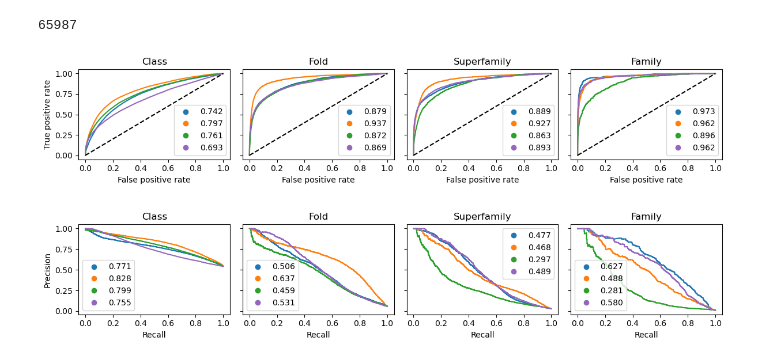
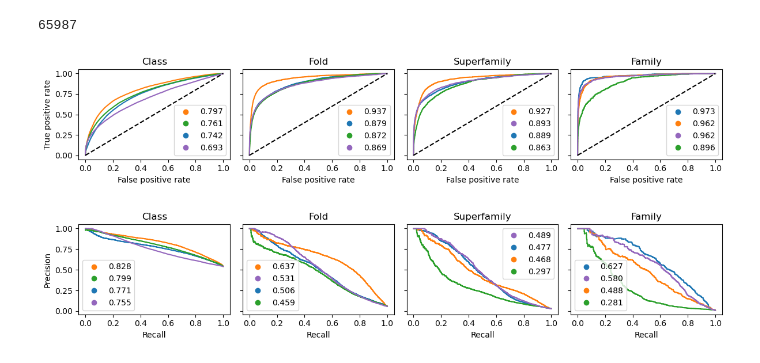
Before and after one commit to paarth-b/tmvec-bench, a Jupyter notebook: src/plotting/scope/plot.ipynb, the cells around one changed output. Saved outputs shown, nothing was run; the diff lists cells and outputs as text; code cells hidden in the pictures.

```diff
--- a/src/plotting/scope/plot.ipynb
+++ b/src/plotting/scope/plot.ipynb
@@ -175,13 +175,18 @@ fig, axes = plt.subplots(1, 4, figsize=(12, 2.5), sharey=True)
 for i, level in enumerate(levels):
     y_true = df_score[level].to_numpy()
     ax = axes[i]
+    aurocs = []
     for method in tmvecs + ['tmalign']:
         name = name_map[method]
         y_score = df_score[method].to_numpy()
         auroc = roc_auc_score(y_true, y_score)
+        aurocs.append(auroc)
         fpr, tpr, _ = roc_curve(y_true, y_score)
         ax.plot(fpr, tpr, label=f'{auroc:.3f}', color=palette[method])
-    leg = ax.legend()
+    handles, labels = ax.get_legend_handles_labels()
+    order = np.argsort(aurocs)[::-1]
+    ordered = [(handles[i], labels[i]) for i in order]
+    leg = ax.legend(*zip(*ordered))
     for handle in leg.get_lines():
         handle.set_marker('o')
         handle.set_linestyle('none')
@@ -199,13 +204,18 @@ fig, axes = plt.subplots(1, 4, figsize=(12, 2.5), sharey=True)
 for i, level in enumerate(levels):
     y_true = df_score[level].to_numpy()
     ax = axes[i]
+    auprs = []
     for method in tmvecs + ['tmalign']:
         name = name_map[method]
         y_score = df_score[method].to_numpy()
         aupr = average_precision_score(y_true, y_score)
+        auprs.append(aupr)
         precision, recall, _ = precision_recall_curve(y_true, y_score)
         ax.plot(recall, precision, label=f'{aupr:.3f}', color=palette[method])
-    leg = ax.legend()
+    handles, labels = ax.get_legend_handles_labels()
+    order = np.argsort(auprs)[::-1]
+    ordered = [(handles[i], labels[i]) for i in order]
+    leg = ax.legend(*zip(*ordered))
     for handle in leg.get_lines():
         handle.set_marker('o')
         handle.set_linestyle('none')
@@ -225,7 +235,7 @@ print(df_fold.shape[0])
 # %% [output]
 65987
 # %%
-values = df_fold['foldseek'].to_numpy().copy()
+values = df_fold['foldseek'].to_numpy()
 values[values == 0] = values[values > 0].min() * 0.1
 df_fold['foldseek'] = -np.log10(values)
 # %%
@@ -233,13 +243,18 @@ fig, axes = plt.subplots(1, 4, figsize=(12, 2.5), sharey=True)
 for i, level in enumerate(levels):
     y_true = df_fold[level].to_numpy()
     ax = axes[i]
+    aurocs = []
     for method in tmvecs + ['foldseek']:
         name = name_map[method]
         y_score = df_fold[method].to_numpy()
         auroc = roc_auc_score(y_true, y_score)
+        aurocs.append(auroc)
         fpr, tpr, _ = roc_curve(y_true, y_score)
         ax.plot(fpr, tpr, label=f'{auroc:.3f}', color=palette[method])
-    leg = ax.legend()
+    handles, labels = ax.get_legend_handles_labels()
+    order = np.argsort(aurocs)[::-1]
+    ordered = [(handles[i], labels[i]) for i in order]
+    leg = ax.legend(*zip(*ordered))
     for handle in leg.get_lines():
         handle.set_marker('o')
         handle.set_linestyle('none')
@@ -251,27 +266,32 @@ for i, level in enumerate(levels):
 fig.tight_layout()
 fig.savefig('plots/foldseek_roc.svg')
 # %% [output]
-[figure, old version]
+[figure, new version]
 # %%
 fig, axes = plt.subplots(1, 4, figsize=(12, 2.5), sharey=True)
 for i, level in enumerate(levels):
     y_true = df_fold[level].to_numpy()
     ax = axes[i]
+    auprs = []
     for method in tmvecs + ['foldseek']:
         name = name_map[method]
         y_score = df_fold[method].to_numpy()
         aupr = average_precision_score(y_true, y_score)
+        auprs.append(aupr)
         precision, recall, _ = precision_recall_curve(y_true, y_score)
         ax.plot(recall, precision, label=f'{aupr:.3f}', color=palette[method])
-    leg = ax.legend()
+    handles, labels = ax.get_legend_handles_labels()
+    order = np.argsort(auprs)[::-1]
+    ordered = [(handles[i], labels[i]) for i in order]
+    leg = ax.legend(*zip(*ordered))
     for handle in leg.get_lines():
         handle.set_marker('o')
         handle.set_linestyle('none')
     ax.set_xlabel('Recall')
     if i == 0:
         ax.set_ylabel('Precision')
     ax.set_title(level.capitalize())
 fig.tight_layout()
 fig.savefig('plots/foldseek_pr.svg')
 # %% [output]
-[figure, old version]
+[figure, new version]
```
Also changed, not shown: parts of 2 cells of this notebook, 25 other files.
